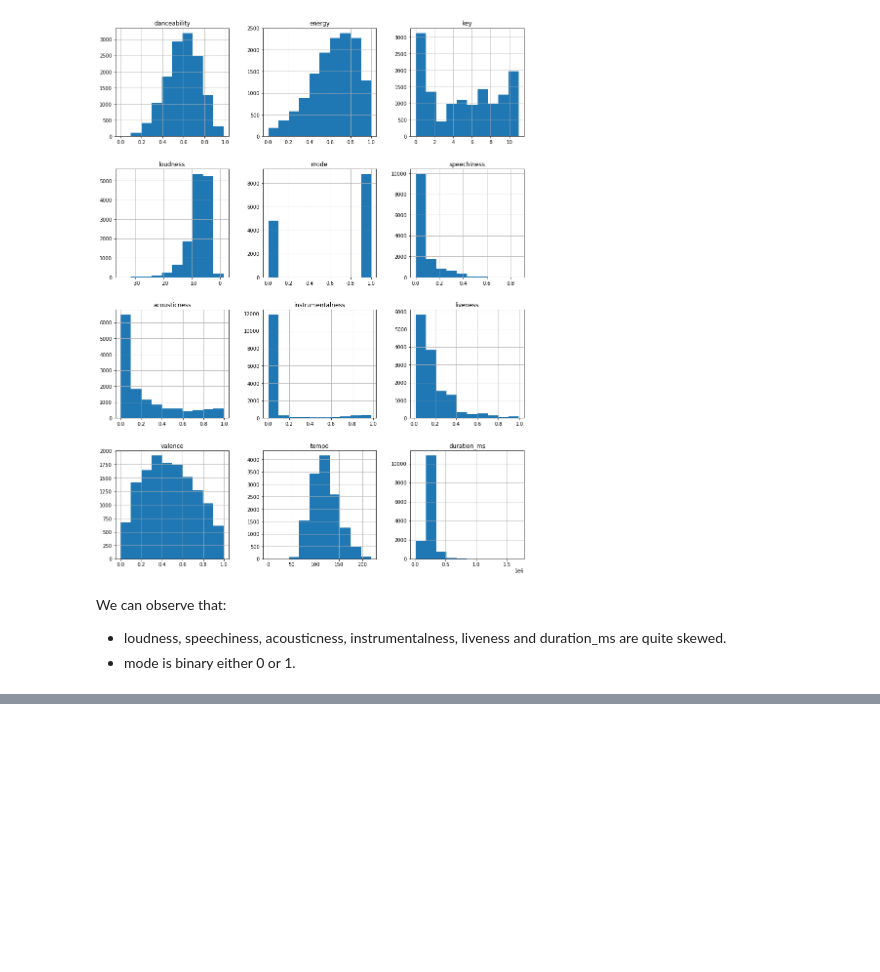
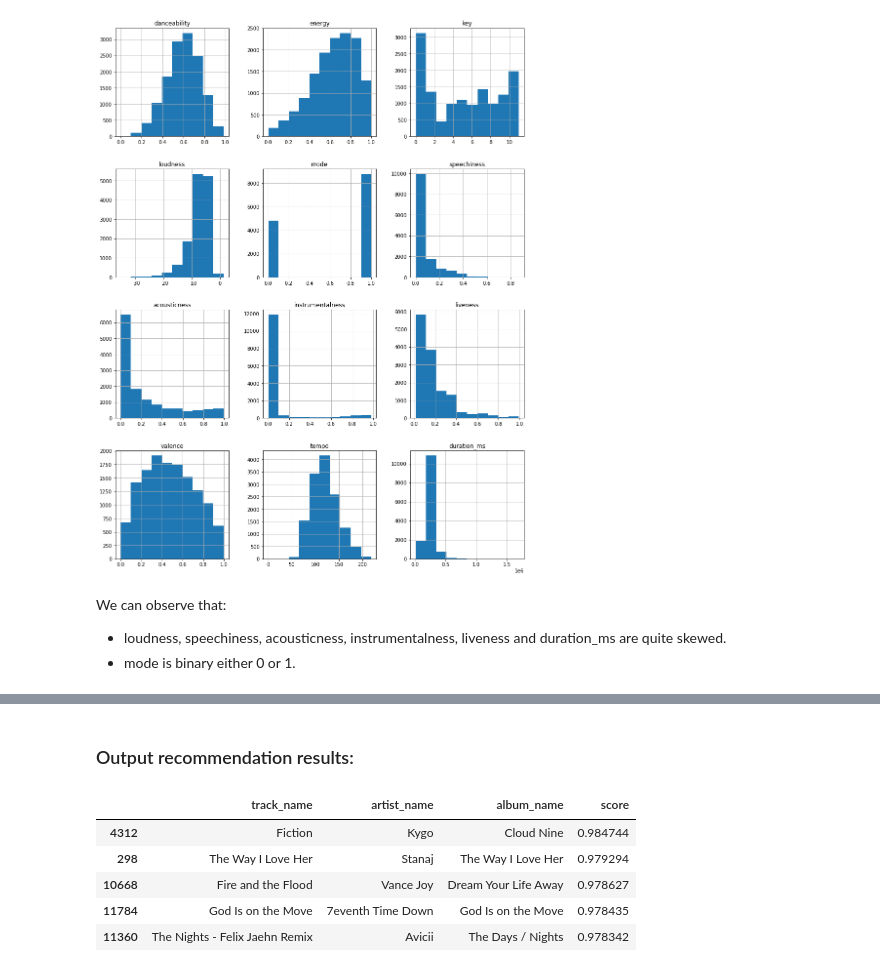
Before and after one commit to RoyWang21/musicmatcher, a Jupyter notebook: Music_Matcher_Demo.ipynb, the cells around one changed output, grey strips where cells are left out. Saved outputs shown, nothing was run; the diff lists cells and outputs as text; code cells hidden in the pictures; blank space fills up the shorter version.

```diff
--- a/Music_Matcher_Demo.ipynb
+++ b/Music_Matcher_Demo.ipynb
@@ -192,5 +194,5 @@ Index(['album_name', 'artist_name', 'track_name', 'track_id', 'album_id',
 # %%
-train_X = df_tracks[['danceability', 'energy', 'key', 'loudness', 'mode',
+numerical_cols = ['danceability', 'energy', 'key', 'loudness', 'mode',
        'speechiness', 'acousticness', 'instrumentalness', 'liveness',
-       'valence', 'tempo', 'duration_ms']].values
-train_X
+       'valence', 'tempo', 'duration_ms']
+train_X = df_tracks[numerical_cols].values
@@ -210,0 +201,3 @@ array([[5.72000e-01, 7.86000e-01, 8.00000e+00, ..., 9.52000e-01,
+# %%
+scaler = skpp.MinMaxScaler()
+train_X = scaler.fit_transform(train_X)
@@ -210,0 +206,5 @@ array([[5.72000e-01, 7.86000e-01, 8.00000e+00, ..., 9.52000e-01,
+# %%
+num_seeds = 5
+output_cols = ['track_name','artist_name','album_name']
+seed_indeces = np.random.choice(train_X.shape[0],num_seeds)
+display(df_tracks.loc[seed_indeces, output_cols])
@@ -244,12 +247,10 @@ def knn_recommend():
 num_recs = 5
 
 # Model Training
-model_knn = NearestNeighbors(metric='cosine', algorithm='brute', n_neighbors=2*num_recs, n_jobs=-1)
+model_knn = NearestNeighbors(metric='cosine', algorithm='brute', n_neighbors=1+num_recs, n_jobs=-1)
 model_knn.fit(train_X)
 
-# Predict recommendation using KNN
-i_distances, i_indices = model_knn.kneighbors(seed_vector, n_neighbors = num_recs + 1)
-i_result = train_X[i_indices[0][1:],]
-i_result = i_result[:num_recs]
-print(np.mean(i_distances))
-df_tracks.loc[i_indices[0]]
+# Model Prediction
+distances, indices = model_knn.kneighbors(seed_vector, n_neighbors = num_recs+1)
+df_output = df_tracks.loc[indices[0][1:], output_cols]
+df_output['score'] = 1-distances[0][1:]*10
@@ -264,0 +257,11 @@ df_tracks.loc[i_indices[0]]
+# %% [markdown]
+### Output recommendation results:
+# %%
+df_output
+# %% [output]
+|  | track_name | artist_name | album_name | score |
+| 4312 | Fiction | Kygo | Cloud Nine | 0.984744 |
+| 298 | The Way I Love Her | Stanaj | The Way I Love Her | 0.979294 |
+| 10668 | Fire and the Flood | Vance Joy | Dream Your Life Away | 0.978627 |
+| 11784 | God Is on the Move | 7eventh Time Down | God Is on the Move | 0.978435 |
+| 11360 | The Nights - Felix Jaehn Remix | Avicii | The Days / Nights | 0.978342 |
```
Also changed, not shown: parts of 19 cells of this notebook.
